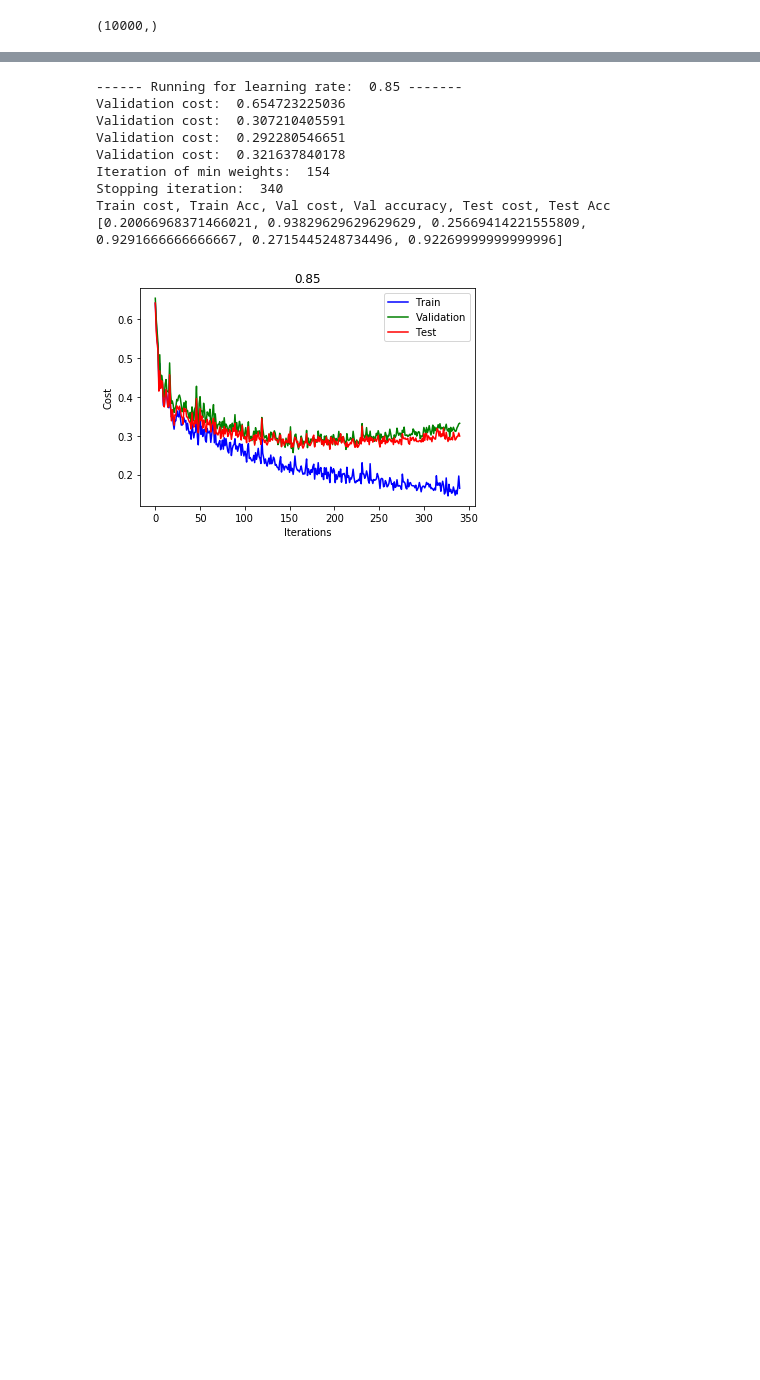
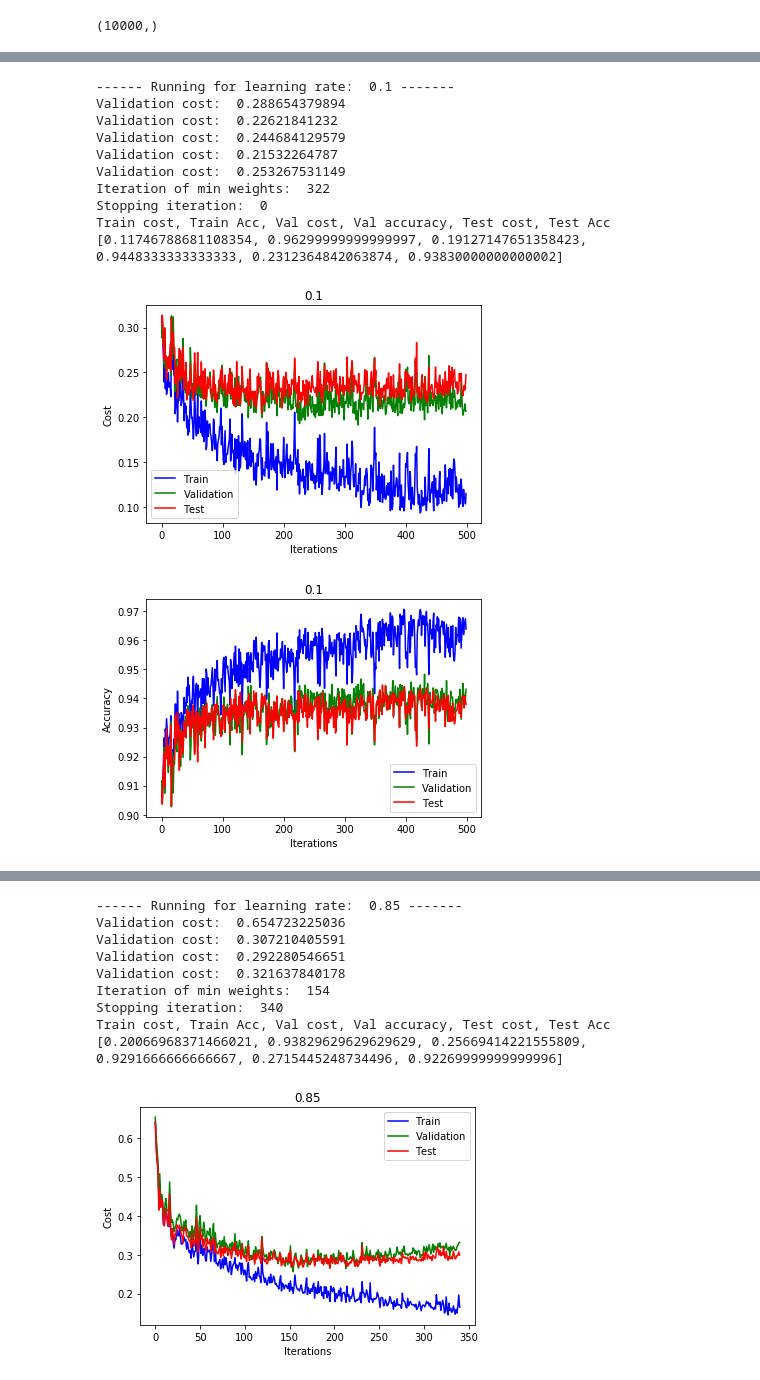
Before and after one commit to divya-pitta/neuralnets253, a Jupyter notebook: HW2_BackPropagation/Classification_OneHiddenLayer.ipynb, the cells around one changed output, grey strips where cells are left out. Cells and saved outputs as stored; diff of their text form; code cells hidden in the pictures; blank space fills up the shorter version.

Commit message:
Corrected code to take different activations

```diff
--- a/HW2_BackPropagation/Classification_OneHiddenLayer.ipynb
+++ b/HW2_BackPropagation/Classification_OneHiddenLayer.ipynb
@@ -26,8 +26,14 @@ def roughZScoring(imgs, tstImgs):
 def sigmoid(x):
     return 1/(1+np.exp(-1*x))
 
-def derSigmoid(x):
-    return sigmoid(x)*(1-sigmoid(x))
+def dsigmoid(x):
+    return x*(1-x);
+
+def tanh(x):
+    return np.tanh(x);
+
+def dtanh(x):
+    return (1 - x*x);
 
 def labelsToVectForm(labels):
     vectForm = np.zeros((len(labels), labelNums))
@@ -38,6 +44,14 @@ def labelsToVectForm(labels):
 def softmax(x):
     return np.exp(x)/np.sum(np.exp(x), axis=1, keepdims = True)
 
+def reLU(x):
+    return np.maximum(x, 0.1*x, x);
+
+def derReLU(x):
+    x[x>0] = 1
+    x[x<=0] = 0.1
+    return x
+
 def calculateOutput1Layer(x, W1, W2):
     A1 = x.dot(W1)
     Z1 = sigmoid(A1)
@@ -46,12 +60,16 @@ def calculateOutput1Layer(x, W1, W2):
     Y = softmax(A2)
     return Y
 
-def calculateOutput2Layers(x, W1, W2, W3):
+def calculateOutput2Layers(x, W1, W2, W3, activation):
     A1 = x.dot(W1)
-    Z1 = sigmoid(A1)
+    if(activation==reLU):
+        A1 = A1/(np.ptp(A1)/2)-1
+    Z1 = activation(A1)
     X2 = np.insert(Z1, 0, 1, axis=1)
     A2 = X2.dot(W2)
-    Z2 = sigmoid(A2)
+    if(activation==reLU):
+        A2 = A2/(np.ptp(A2)/2)-1
+    Z2 = activation(A2)
     X3 = np.insert(Z2, 0, 1, axis=1)
     A3 = X3.dot(W3)
     Y = softmax(A3)
@@ -84,11 +102,4 @@ t_test = labelsToVectForm(testLabels)
 t_validation = labelsToVectForm(validLabels)
 x = trainImages
 t = t_train
-# %%
-epsilon = 0.001
-learningRate = 0.5
-batch_size = 128
-batches = len(trainImages)//batch_size
-learningRates = [0.5, 0.1, 0.01, 0.001, 0.0001] #[0.8, 0.5, 0.1]#, 0.01]
-maxIters = 1000
 # %%
@@ -588,3 +273,18 @@ batches = len(trainImages)//batch_size
 learningRates =  [0.85, 0.5, 0.1, 0.05, 0.01]#, 0.001, 0.0001]#[0.0001, 0.0015, 0.1, 0.01, 0.015, 0.2, 0.001]#, 0.1, 0.01, 0.001, 0.0001] #[0.8, 0.5, 0.1]#, 0.01]
 maxIters = 1000
 decayRate = 0.9
+# %%
+learningRates = [0.1]
+results = twoLayerNeuralNetwork(learningRates, 500, True, tanh, 64, False, 0.5)
+# %% [output]
+------ Running for learning rate:  0.1 -------
+Validation cost:  0.288654379894
+Validation cost:  0.22621841232
+Validation cost:  0.244684129579
+Validation cost:  0.21532264787
+Validation cost:  0.253267531149
+Iteration of min weights:  322
+Stopping iteration:  0
+Train cost, Train Acc, Val cost, Val accuracy, Test cost, Test Acc [0.11746788681108354, 0.96299999999999997, 0.19127147651358423, 0.9448333333333333, 0.2312364842063874, 0.93830000000000002]
+[figure, added]
+[figure, added]
```
Also changed, not shown: parts of 12 cells of this notebook.
